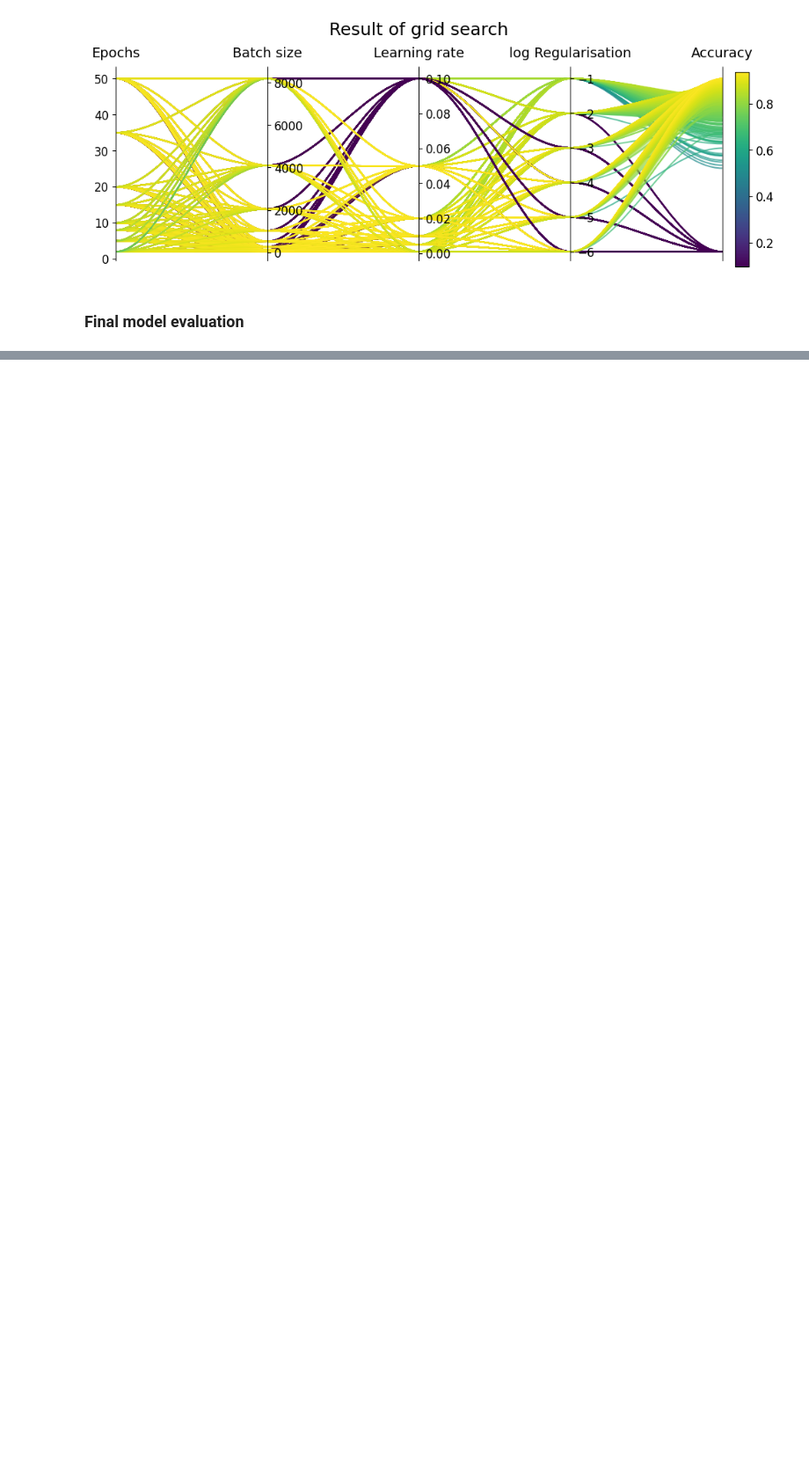
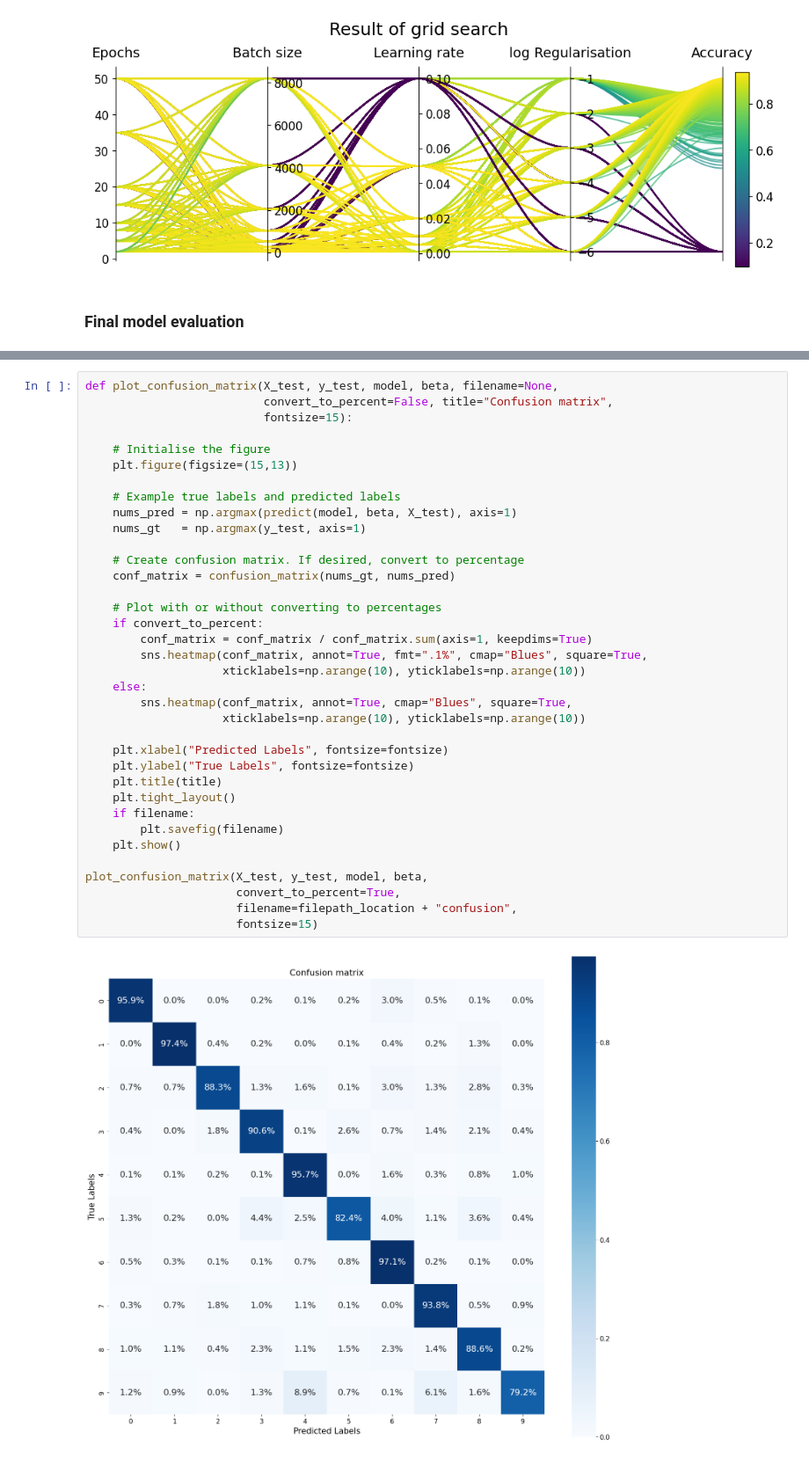
Before and after one commit to jonatanwins/Project3_FYS_STK4155, a Jupyter notebook: Runs/a_multinomial.ipynb, the cells around one changed output, grey strips where cells are left out. Shown at 88% size. Saved outputs shown, nothing was run; the diff lists cells and outputs as text; blank space fills up the shorter version.

```diff
--- a/Runs/a_multinomial.ipynb
+++ b/Runs/a_multinomial.ipynb
@@ -234,3 +214,41 @@ plot_confusion_matrix(X_test, y_test, model, beta,
+# %%
+def plot_confusion_matrix(X_test, y_test, model, beta, filename=None,
+                          convert_to_percent=False, title="Confusion matrix",
+                          fontsize=15):
+
+    # Initialise the figure
+    plt.figure(figsize=(15,13))
+
+    # Example true labels and predicted labels
+    nums_pred = np.argmax(predict(model, beta, X_test), axis=1)
+    nums_gt   = np.argmax(y_test, axis=1)
+
+    # Create confusion matrix. If desired, convert to percentage
+    conf_matrix = confusion_matrix(nums_gt, nums_pred)
+
+    # Plot with or without converting to percentages
+    if convert_to_percent:
+        conf_matrix = conf_matrix / conf_matrix.sum(axis=1, keepdims=True)
+        sns.heatmap(conf_matrix, annot=True, fmt=".1%", cmap="Blues", square=True,
+                    xticklabels=np.arange(10), yticklabels=np.arange(10))
+    else:
+        sns.heatmap(conf_matrix, annot=True, cmap="Blues", square=True,
+                    xticklabels=np.arange(10), yticklabels=np.arange(10))
+
+    plt.xlabel("Predicted Labels", fontsize=fontsize)
+    plt.ylabel("True Labels", fontsize=fontsize)
+    plt.title(title)
+    plt.tight_layout()
+    if filename:
+        plt.savefig(filename)
+    plt.show()
+
+plot_confusion_matrix(X_test, y_test, model, beta,
+                      convert_to_percent=True,
+                      filename=filepath_location + "confusion",
+                      fontsize=15)
+# %% [output]
+[figure, added]
 # %%
 plot_faulty_predictions(X_test, y_test, model, beta)
 # %% [output]
```
Also changed, not shown: parts of 5 cells of this notebook, 6 other files.
